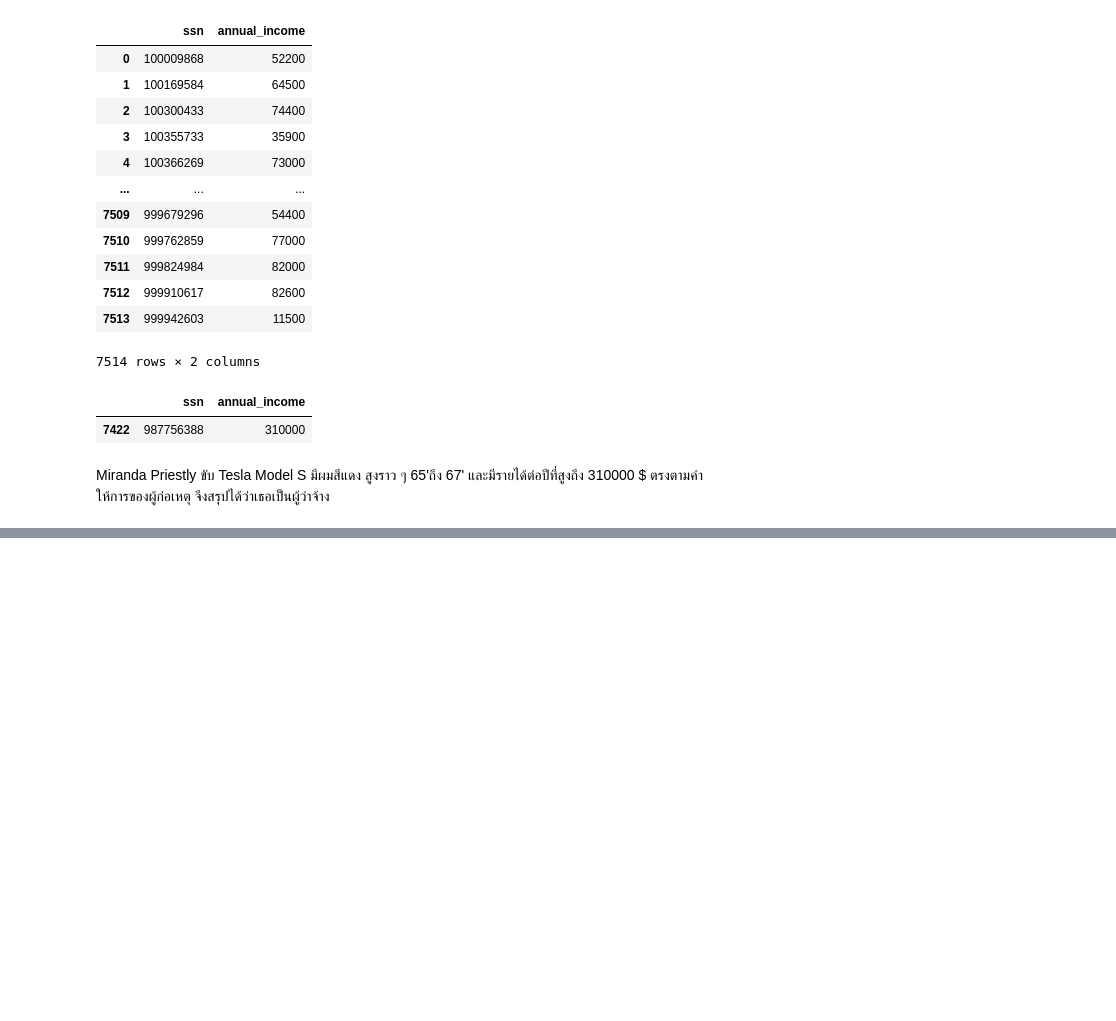
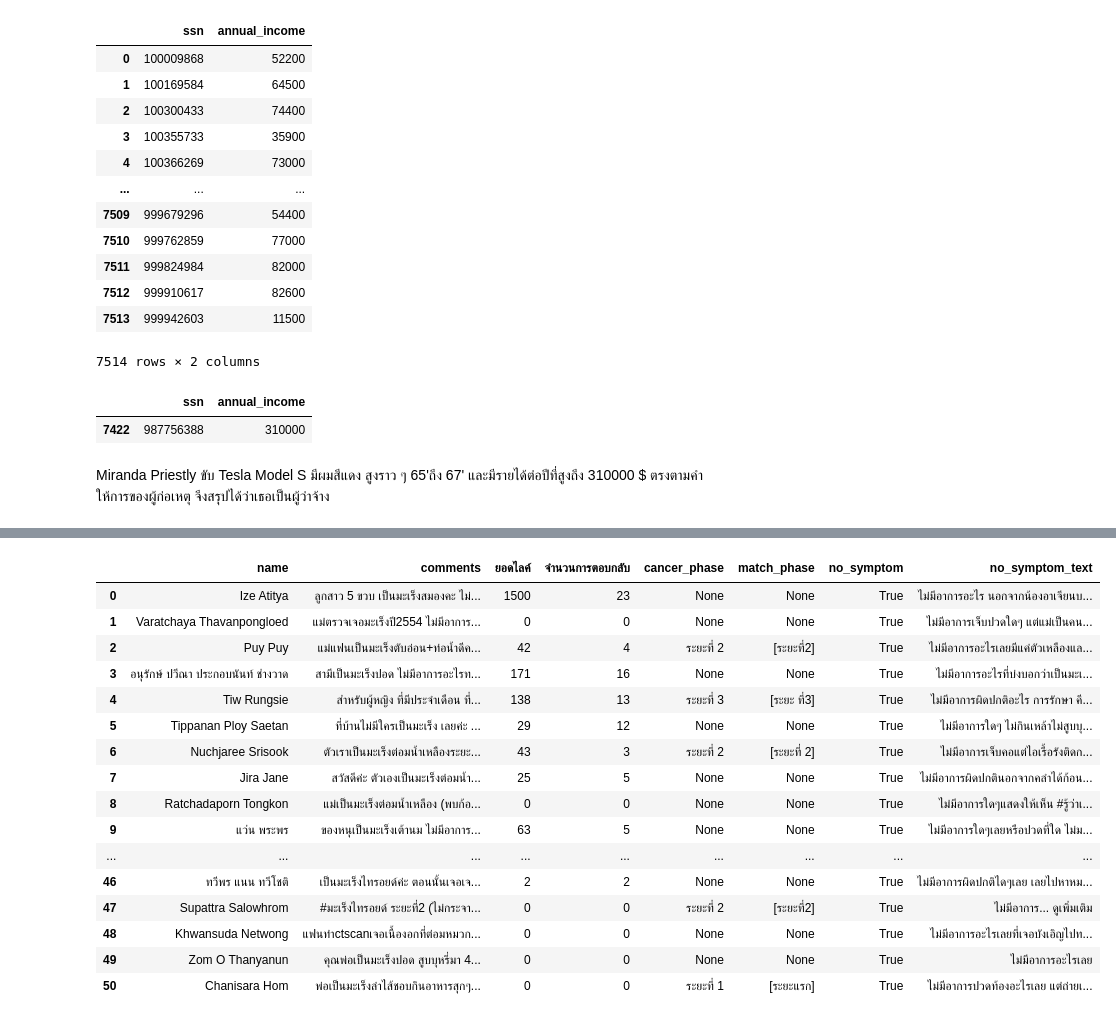
Before and after one commit to Meaiie/Data_viz_Midterm, a Jupyter notebook: Midterm_exam.ipynb, the cells around one changed output, grey strips where cells are left out. Cells and saved outputs as stored; diff of their text form; code cells hidden in the pictures; blank space fills up the shorter version.

```diff
--- a/Midterm_exam.ipynb
+++ b/Midterm_exam.ipynb
@@ -434,0 +862,10 @@ Miranda Priestly ขับ Tesla Model S มีผมสีแดง สูง
+# %%
+def select_one_phase(phase_list):
+  if phase_list:
+    return phase_list[0]  # เลือกตัวแรกในลิสต์
+  else:
+    return None
+
+data_cancer_phase['cancer_phase'] = data_cancer_phase['match_phase'].apply(select_one_phase)
+
+data_cancer_phase
@@ -434,0 +886,20 @@ Miranda Priestly ขับ Tesla Model S มีผมสีแดง สูง
+# %%
+def replace_cancer_phase(name_phase):
+  if name_phase == 'ระยะแรก' or name_phase == 'ระยะที่1' or name_phase == 'ระยะ1'or name_phase == 'ระยะ 1':
+    return 'ระยะที่ 1'
+  if name_phase == 'ระยะ 2' or name_phase == 'ระยะที่2' or name_phase == 'ระยะ2'or name_phase == 'ระยะสอง' :
+    return 'ระยะที่ 2'
+  if name_phase == 'ระยะ3' or name_phase == 'ระยะที่3'or name_phase == 'ระยะ 3' or name_phase == 'ระยะสาม' or name_phase == 'ระยะ ที่3' or name_phase == 'ระยะที่สาม':
+    return 'ระยะที่ 3'
+  if name_phase == 'ระยะสุดท้าย'or name_phase == 'ระยะ4' or name_phase == 'ระยะที่4'or name_phase == 'ระยะ 4' or name_phase == 'ระยะแผ่กระจาย' or name_phase == 'ระยะแพร่กระจาย' or name_phase == 'ระยะสี่':
+    return 'ระยะที่ 4'
+  if name_phase == 'ระยะ 0' or name_phase == 'ระยะ0' or name_phase == 'ระยะเริ่ม'or name_phase == 'ระยะCINlll' :
+    return 'ระยะเริ่มต้น'
+  else:
+    return name_phase
+
+# ใช้ฟังก์ชันกับคอลัมน์ 'selected_cancer' เพื่อแทนที่ค่า
+data_cancer_phase['cancer_phase'] = data_cancer_phase['cancer_phase'].apply(replace_cancer_phase)
+
+# แสดง DataFrame พร้อมค่าที่ถูกแทนที่
+data_cancer_phase
@@ -434,0 +932,32 @@ Miranda Priestly ขับ Tesla Model S มีผมสีแดง สูง
+# %%
+# prompt: ตรวจสอบว่าคอมเมนท์มีคำว่า "ไม่มีอาการ" หรือไม่ ถ้ามีให้ดึงข้อความทั้งหมดออกมาสร้างเป็นอีกคอลัมน์
+
+def find_no_symptom(comment):
+  match = re.search(r'ไม่มีอาการ.*', comment)
+  if match:
+    return match.group(0)
+  else:
+    return None
+
+# ใช้ฟังก์ชันกับคอลัมน์ 'comments' เพื่อสร้างคอลัมน์ 'no_symptom_text'
+data_cancer_phase['no_symptom_text'] = data_cancer_phase['comments'].apply(find_no_symptom)
+# %%
+data_cancer_phase[data_cancer_phase['no_symptom_text'].notnull()].reset_index(drop=True)
+# %% [output]
+|  | name | comments | ยอดไลค์ | จำนวนการตอบกลับ | cancer_phase | match_phase | no_symptom | no_symptom_text |
+| 0 | Ize Atitya | ลูกสาว 5 ขวบ เป็นมะเร็งสมองคะ ไม่... | 1500 | 23 | None | None | True | ไม่มีอาการอะไร นอกจากน้องอาเจียนบ... |
+| 1 | Varatchaya Thavanpongloed | แม่ตรวจเจอมะเร็งปี2554 ไม่มีอาการ... | 0 | 0 | None | None | True | ไม่มีอาการเจ็บปวดใดๆ แต่แม่เป็นคน... |
+| 2 | Puy Puy | แม่แฟนเป็นมะเร็งตับอ่อน+ท่อน้ำดีค... | 42 | 4 | ระยะที่ 2 | [ระยะที่2] | True | ไม่มีอาการอะไรเลยมีแค่ตัวเหลืองแล... |
+| 3 | อนุรักษ์ ปวีณา ประกอบนันท์ ช่างวาด | สามีเป็นมะเร็งปอด ไม่มีอาการอะไรท... | 171 | 16 | None | None | True | ไม่มีอาการอะไรที่บ่งบอกว่าเป็นมะเ... |
+| 4 | Tiw Rungsie | สำหรับผู้หญิง ที่มีประจำเดือน ที่... | 138 | 13 | ระยะที่ 3 | [ระยะ ที่3] | True | ไม่มีอาการผิดปกติอะไร การรักษา คี... |
+| 5 | Tippanan Ploy Saetan | ที่บ้านไม่มีใครเป็นมะเร็ง เลยค่ะ ... | 29 | 12 | None | None | True | ไม่มีอาการใดๆ ไม่กินเหล้าไม่สูบบุ... |
+| 6 | Nuchjaree Srisook | ตัวเราเป็นมะเร็งต่อมน้ำเหลืองระยะ... | 43 | 3 | ระยะที่ 2 | [ระยะที่ 2] | True | ไม่มีอาการเจ็บคอแต่ไอเรื้อรังติดก... |
+| 7 | Jira Jane | สวัสดีค่ะ ตัวเองเป็นมะเร็งต่อมน้ำ... | 25 | 5 | None | None | True | ไม่มีอาการผิดปกตินอกจากคลำได้ก้อน... |
+| 8 | Ratchadaporn Tongkon | แม่เป็นมะเร็งต่อมน้ำเหลือง (พบก้อ... | 0 | 0 | None | None | True | ไม่มีอาการใดๆแสดงให้เห็น #รู้ว่าเ... |
+| 9 | แว่น พระพร | ของหนุเป็นมะเร็งเต้านม ไม่มีอาการ... | 63 | 5 | None | None | True | ไม่มีอาการใดๆเลยหรือปวดที่ใด ไม่ม... |
+| ... | ... | ... | ... | ... | ... | ... | ... | ... |
+| 46 | ทวีพร แนน ทวีโชติ | เป็นมะเร็งไทรอยด์ค่ะ ตอนนั้นเจอเจ... | 2 | 2 | None | None | True | ไม่มีอาการผิดปกติไดๆเลย เลยไปหาหม... |
+| 47 | Supattra Salowhrom | #มะเร็งไทรอยด์ ระยะที่2 (ไม่กระจา... | 0 | 0 | ระยะที่ 2 | [ระยะที่2] | True | ไม่มีอาการ... ดูเพิ่มเติม |
+| 48 | Khwansuda Netwong | แฟนทำctscanเจอเนื้องอกที่ต่อมหมวก... | 0 | 0 | None | None | True | ไม่มีอาการอะไรเลยที่เจอบังเอิญไปท... |
+| 49 | Zom O Thanyanun | คุณพ่อเป็นมะเร็งปอด สูบบุหรี่มา 4... | 0 | 0 | None | None | True | ไม่มีอาการอะไรเลย |
+| 50 | Chanisara Hom | พ่อเป็นมะเร็งลำไส้ชอบกินอาหารสุกๆ... | 0 | 0 | ระยะที่ 1 | [ระยะแรก] | True | ไม่มีอาการปวดท้องอะไรเลย แต่ถ่ายเ... |
```
Also changed, not shown: parts of 28 cells of this notebook.
